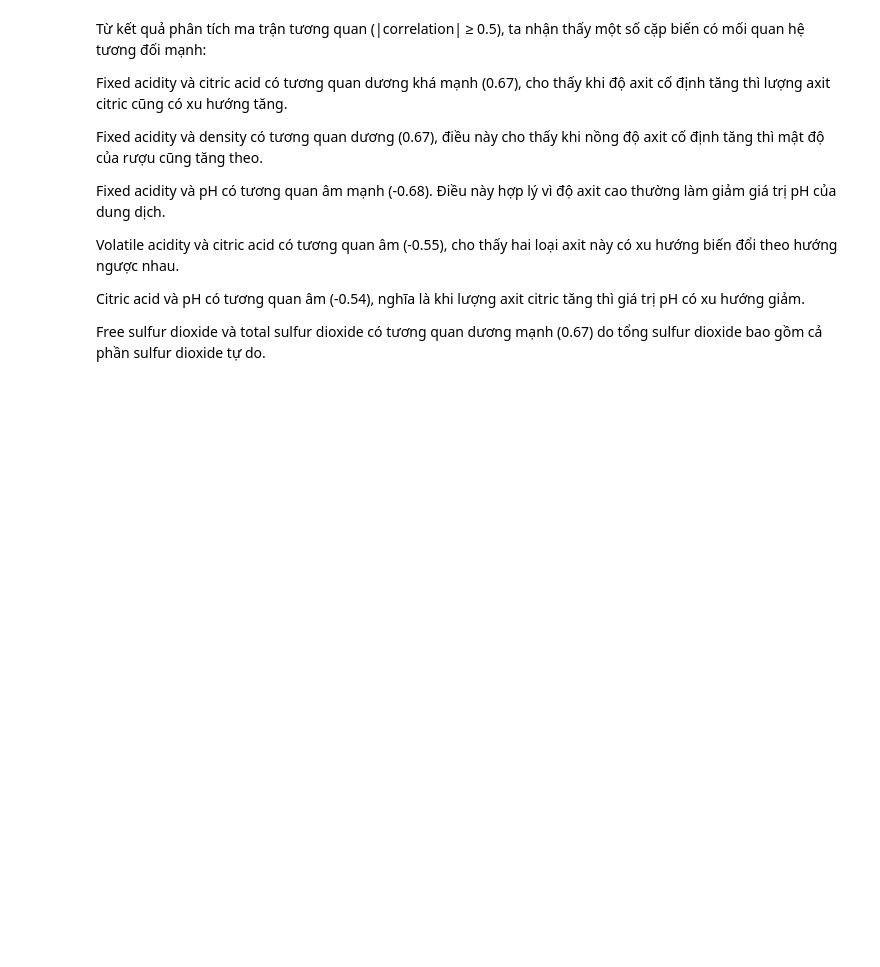
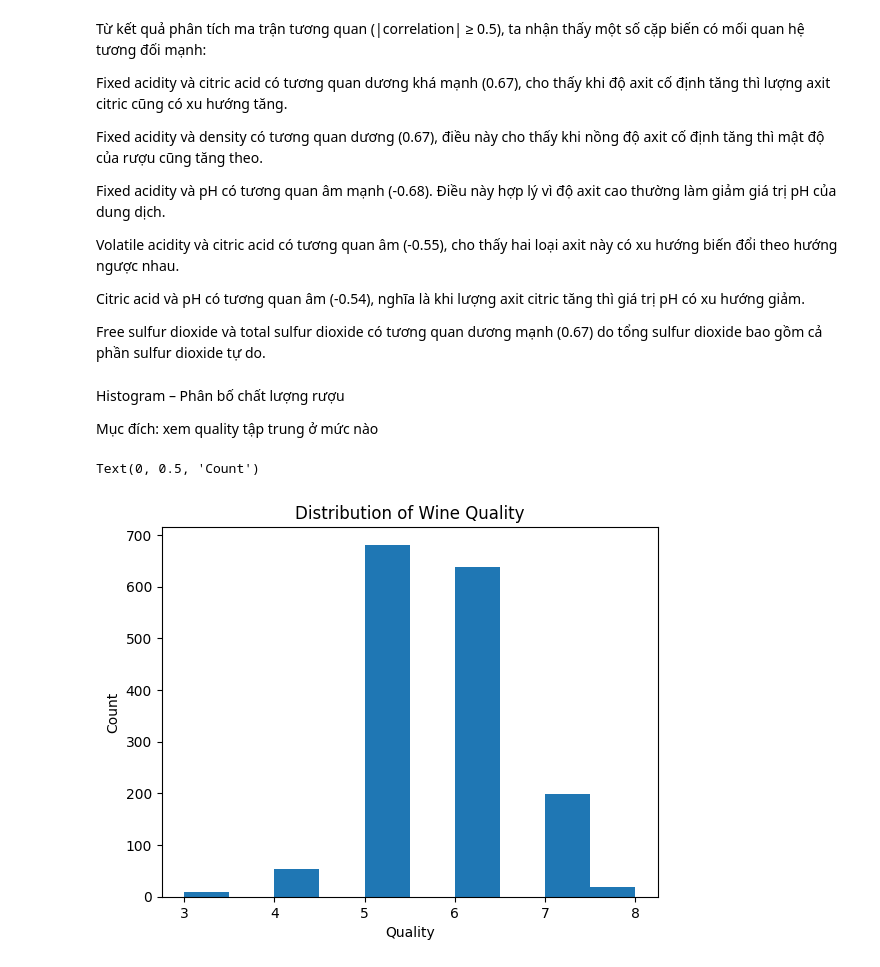
Before and after one commit to NgPhuQuy/Wine-Quality-Prediction, a Jupyter notebook: notebooks/EDA/EDA_redWine.ipynb, the cells around one changed output. Drawn from its saved outputs; the diff is of its cells as text; code cells hidden in the pictures; blank space fills up the shorter version.

Commit message:
add 8 visualization

```diff
--- a/notebooks/EDA/EDA_redWine.ipynb
+++ b/notebooks/EDA/EDA_redWine.ipynb
@@ -198,3 +198,15 @@ Volatile acidity và citric acid có tương quan âm (-0.55), cho thấy hai lo
 Citric acid và pH có tương quan âm (-0.54), nghĩa là khi lượng axit citric tăng thì giá trị pH có xu hướng giảm.
 
 Free sulfur dioxide và total sulfur dioxide có tương quan dương mạnh (0.67) do tổng sulfur dioxide bao gồm cả phần sulfur dioxide tự do.
+# %% [markdown]
+Histogram – Phân bố chất lượng rượu
+
+Mục đích: xem quality tập trung ở mức nào
+# %%
+plt.hist(red_wine_df['quality'], bins=10)
+plt.title("Distribution of Wine Quality")
+plt.xlabel("Quality")
+plt.ylabel("Count")
+# %% [output]
+Text(0, 0.5, 'Count')
+[figure, added]
```
Also changed, not shown: parts of 14 cells of this notebook, 1 other file.
